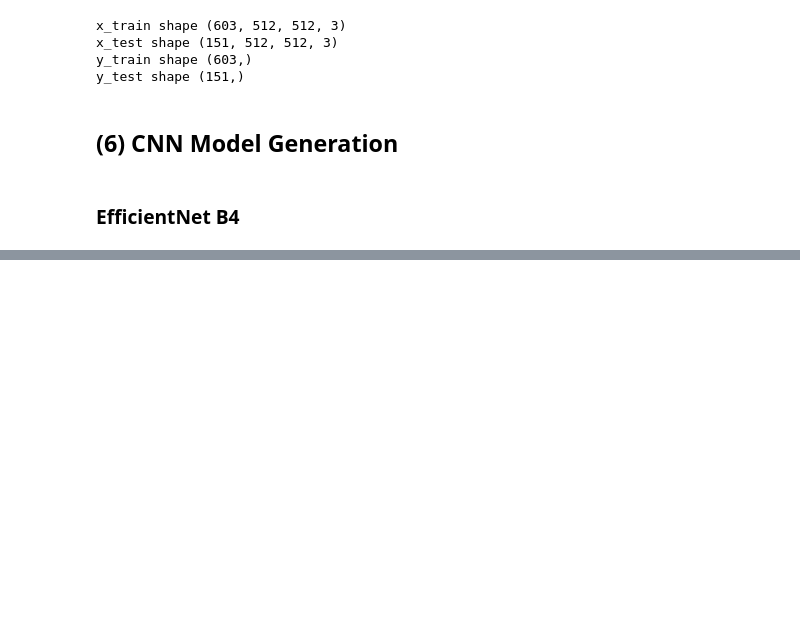
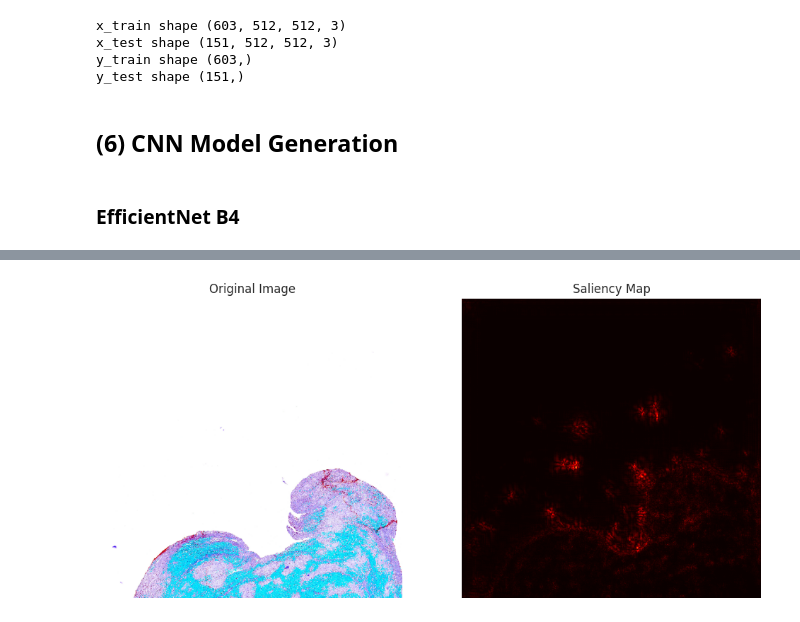
Before and after one commit to Andrea-gt/blood-clots, a Jupyter notebook: mayo-clinic-strip-ai.ipynb, the cells around one changed output, grey strips where cells are left out. Drawn from its saved outputs; the diff is of its cells as text; code cells hidden in the pictures; blank space fills up the shorter version.

```diff
--- a/mayo-clinic-strip-ai.ipynb
+++ b/mayo-clinic-strip-ai.ipynb
@@ -723,0 +865,32 @@ early_stopping.load_best_model(model)
+# %%
+# Plot original image and saliency map
+for inputs, labels in val_loader:
+    input_image = inputs[7]  # Select a single image
+    target_label = labels[7].item()  # Corresponding label
+
+    # Generate saliency map
+    saliency_map = generate_saliency_map(model, input_image, target_label)
+
+    # Convert the tensor to a NumPy array for plotting
+    original_image_np = input_image.cpu().numpy()  # [C, H, W] to [H, W, C]
+    original_image_np = (original_image_np - original_image_np.min()) / (original_image_np.max() - original_image_np.min())  # Normalize to [0, 1]
+
+    # Plotting
+    plt.figure(figsize=(12, 6))
+
+    # Original image
+    plt.subplot(1, 2, 1)
+    plt.imshow(original_image_np)
+    plt.title('Original Image')
+    plt.axis('off')
+
+    # Saliency map
+    plt.subplot(1, 2, 2)
+    plt.imshow(saliency_map, cmap='hot')
+    plt.title('Saliency Map')
+    plt.axis('off')
+
+    plt.show()
+    break  # Exit after displaying one image and its saliency map
+# %% [output]
+[figure, added]
```
Also changed, not shown: parts of 14 cells of this notebook.
